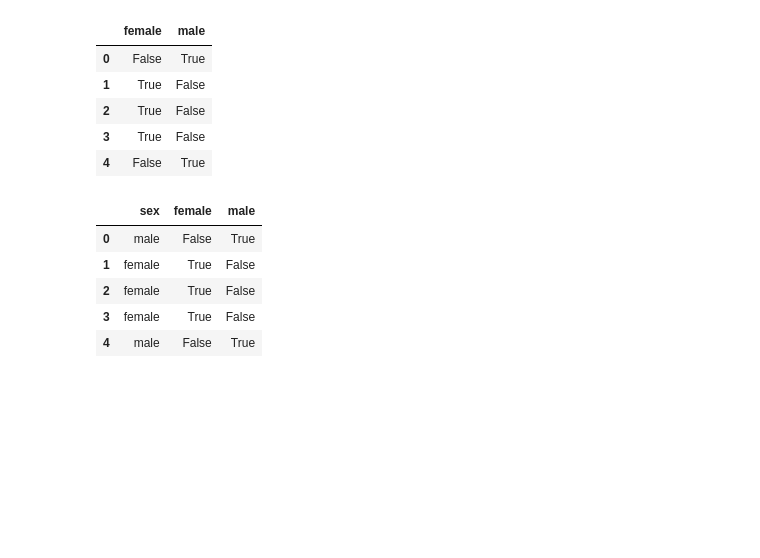
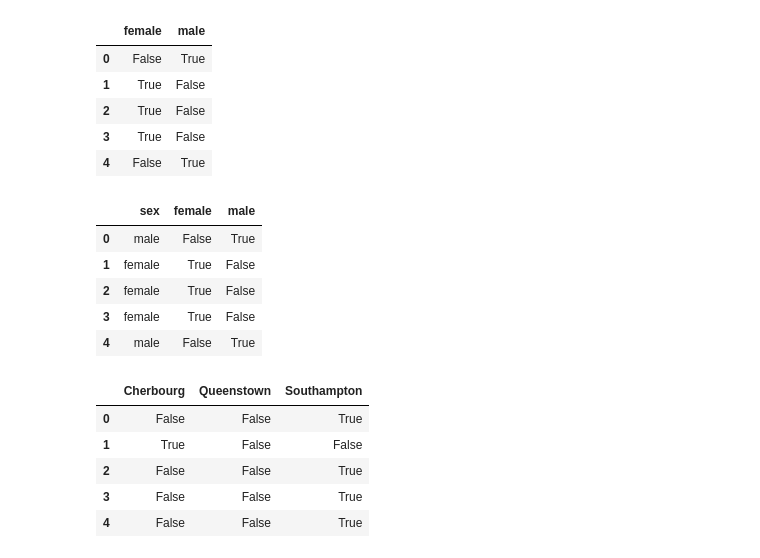
Before and after one commit to KennedyMungai/scikit-learn-intro, a Jupyter notebook: scikit_learn_intro.ipynb, the cells around one changed output. Cells and saved outputs as stored; diff of their text form; code cells hidden in the pictures; blank space fills up the shorter version.

```diff
--- a/scikit_learn_intro.ipynb
+++ b/scikit_learn_intro.ipynb
@@ -435,3 +435,15 @@ pd.concat([titanic_data['sex'], pd.get_dummies(titanic_data['sex'])], axis=1).he
 | 2 | female | True | False |
 | 3 | female | True | False |
 | 4 | male | False | True |
+# %%
+import pandas as pd
+temp = pd.get_dummies(titanic_data['embark_town'])
+
+temp.head()
+# %% [output]
+|  | Cherbourg | Queenstown | Southampton |
+| 0 | False | False | True |
+| 1 | True | False | False |
+| 2 | False | False | True |
+| 3 | False | False | True |
+| 4 | False | False | True |
```
Also changed, not shown: parts of 2 cells of this notebook.
